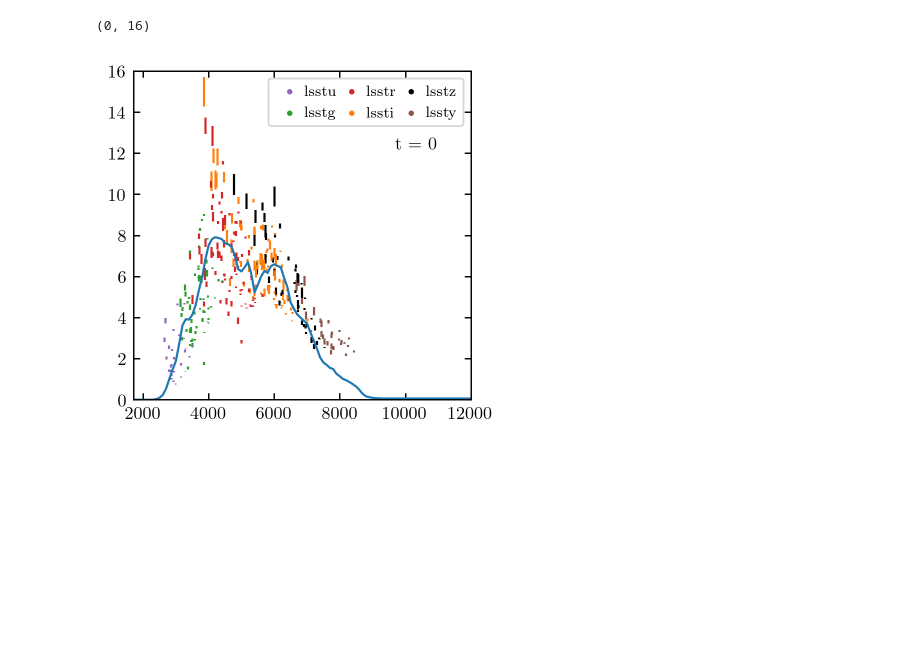
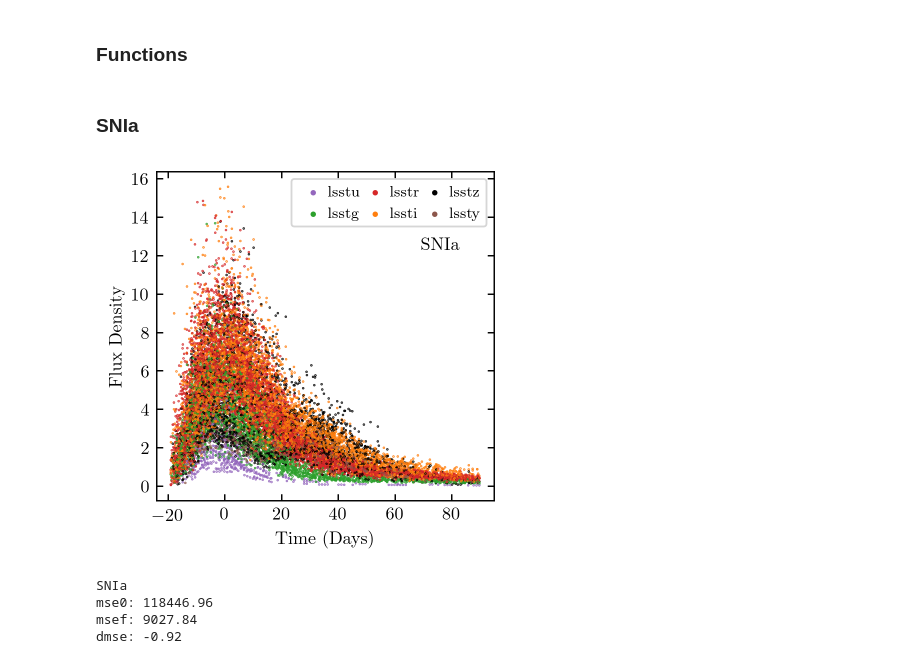
Before and after one commit to jfcrenshaw/sn_lightcurve_learning, a Jupyter notebook: basic_plasticc_learning.ipynb, the cells around one changed output. Cells and saved outputs as stored; diff of their text form; code cells hidden in the pictures; blank space fills up the shorter version.

```diff
--- a/basic_plasticc_learning.ipynb
+++ b/basic_plasticc_learning.ipynb
@@ -33,16 +56,0 @@ print(len(sn1a))
-# %%
-N = 1535
-for i in range(N):
-
-    sn = sn1a[i]
-
-    filters = ['lsstu', 'lsstg', 'lsstr', 'lssti', 'lsstz', 'lssty']
-    colors = ['C4', 'C2', 'C3', 'C1', 'k', 'C5']
-
-    for f,c in zip(filters,colors):
-
-        idx = sn.photometry['filter'] == f
-        times = sn.photometry['mjd'][idx] - sn.t0
-        fluxes = sn.photometry['flux'][idx]
-        flux_errs = sn.photometry['flux_err'][idx]
-        plt.scatter(times, fluxes, c=c)
@@ -87,3 +56,0 @@ prev: 18610, 19340
-# %%
-fig,ax = lc.surface_plot()
-#ax.set_zlim(-50,600)
@@ -100,24 +57,2 @@ color_dict = {'lsstu':'C4', 'lsstg':'C2', 'lsstr':'C3', 'lssti':'C1', 'lsstz':'k
-# %%
-fig,ax = plt.subplots()
-
-T = 0
-sed = lc.sed_slice(T)
-ax.plot(sed.wavelen, sed.flambda)
-tset = training_sets[T]
-for i in range(len(tset)):
-    obs = tset[i]
-    c = [color_dict[band] for band in obs.photometry['filter']]
-    ax.errorbar(bandpasses.mean_wavelens(obs.photometry['filter'])/(1+obs.specz),
-                 obs.photometry['flux'], obs.photometry['flux_err'], linestyle="None", c=c)
-
-for name,c in color_dict.items():
-    ax.scatter([-10], [1], c=c, label=name, marker='o')
-ax.legend(ncol=3, fontsize='small', loc='upper right', columnspacing=0, handletextpad=0)
-
-ax.text(0.9, 0.8, f't = {T}', transform=ax.transAxes, ha='right', va='top')
-
-ax.set_xlim(1700, 12000)
-ax.set_ylim(0, 16)
-# %% [output]
-(0, 16)
-[figure, removed]
+# %% [markdown]
+### Functions
@@ -123,0 +161,13 @@ ax.set_ylim(0, 16)
+# %% [markdown]
+### SNIa
+# %%
+plot_photometry('SNIa')
+# %% [output]
+[figure, added]
+# %%
+learn_lc('SNIa')
+# %% [output]
+SNIa
+mse0: 118446.96
+msef: 9027.84
+dmse: -0.92
```
Also changed, not shown: parts of 28 cells of this notebook, 1 other file.
